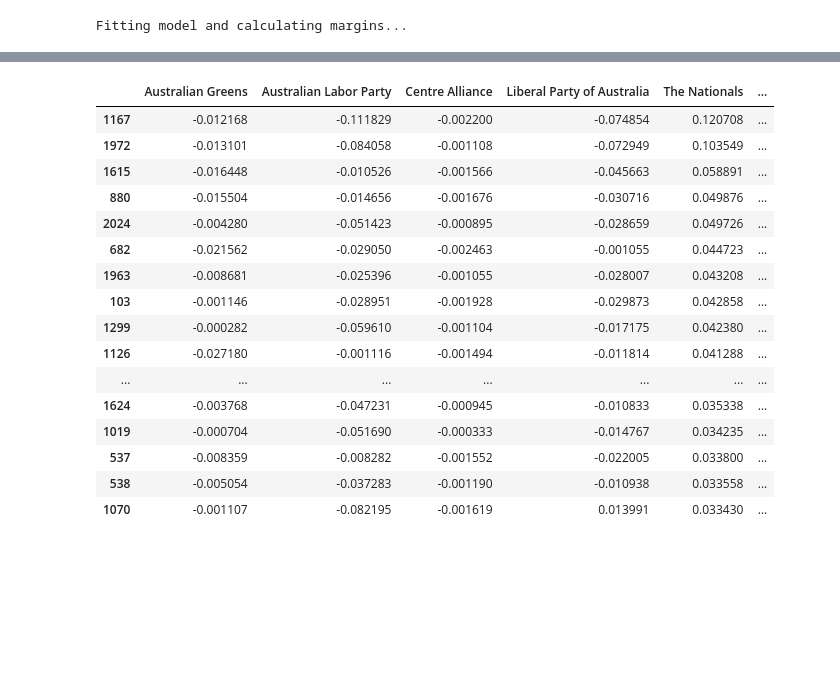
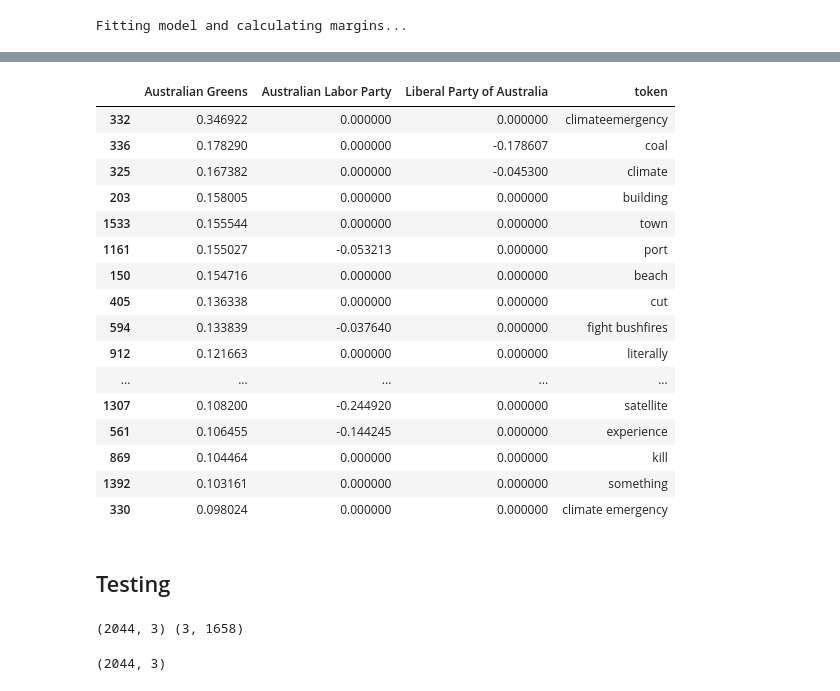
Before and after one commit to frederik-kilpinen/Exam2021-DM-ASDS2, a Jupyter notebook: Notebooks/topic_classification.ipynb, the cells around one changed output, grey strips where cells are left out. Saved outputs shown, nothing was run; the diff lists cells and outputs as text; code cells hidden in the pictures; blank space fills up the shorter version.

```diff
--- a/Notebooks/topic_classification.ipynb
+++ b/Notebooks/topic_classification.ipynb
@@ -318,18 +332,16 @@ class MlogitMargins:
         return statistics
 # %%
 #NOTE: This data is just for testing - not final subset.
-mlogit_data = data.loc[(data["lemmas"].str.contains("bushfire|bushfires|#bushfire|#bushfires|disaster|kaoala|fire|flames|firemen") == True) &
-                       (data["lemmas"].str.contains("corona|covid") == False) &
-                       (data["created_at"] >= "2019-06-01") &
-                       (data["created_at"] <= "2020-06-01")]
+mlogit_data = data.loc[(data["lemmas"].str.contains("bushfire|bushfires|#bushfire|#bushfires|fire|flames|firemen") == True) &
+                                         (data["lemmas"].str.contains("corona|covid") == False) &
+                                         (data["created_at"] >= "2019-06-01") &
+                                         (data["created_at"] <= "2020-06-01")]
 
 #Reduce classes to predict. Otherwise bad model performance.
 mlogit_data = mlogit_data.loc[mlogit_data["party"].isin(["Australian Greens",
-                                                         "Australian Labor Party",
-                                                         "Liberal Party of Australia",
-                                                         "The Nationals",
-                                                         "Centre Alliance"
-                                                          ])].dropna(subset = ["lemmas"]).reset_index(drop = True)
+                                                                                                   "Australian Labor Party",
+                                                                                                   "Liberal Party of Australia",
+                                                                                                    ])].dropna(subset = ["lemmas"]).reset_index(drop = True)
 # %%
 X, y = mlogit_data["lemmas"], mlogit_data["party"]
 mlogit = MlogitMargins(X, y)
@@ -338,20 +370,20 @@ Fitting model and calculating margins...
 # %%
-mlogit.margins.sort_values("The Nationals" , ascending=False).head(20)
+mlogit.margins.sort_values("Australian Greens", ascending=False).head(20)
 # %% [output]
-|  | Australian Greens | Australian Labor Party | Centre Alliance | Liberal Party of Australia | The Nationals | ... |
-| 1167 | -0.012168 | -0.111829 | -0.002200 | -0.074854 | 0.120708 | ... |
-| 1972 | -0.013101 | -0.084058 | -0.001108 | -0.072949 | 0.103549 | ... |
-| 1615 | -0.016448 | -0.010526 | -0.001566 | -0.045663 | 0.058891 | ... |
-| 880 | -0.015504 | -0.014656 | -0.001676 | -0.030716 | 0.049876 | ... |
-| 2024 | -0.004280 | -0.051423 | -0.000895 | -0.028659 | 0.049726 | ... |
-| 682 | -0.021562 | -0.029050 | -0.002463 | -0.001055 | 0.044723 | ... |
-| 1963 | -0.008681 | -0.025396 | -0.001055 | -0.028007 | 0.043208 | ... |
-| 103 | -0.001146 | -0.028951 | -0.001928 | -0.029873 | 0.042858 | ... |
-| 1299 | -0.000282 | -0.059610 | -0.001104 | -0.017175 | 0.042380 | ... |
-| 1126 | -0.027180 | -0.001116 | -0.001494 | -0.011814 | 0.041288 | ... |
-| ... | ... | ... | ... | ... | ... | ... |
-| 1624 | -0.003768 | -0.047231 | -0.000945 | -0.010833 | 0.035338 | ... |
-| 1019 | -0.000704 | -0.051690 | -0.000333 | -0.014767 | 0.034235 | ... |
-| 537 | -0.008359 | -0.008282 | -0.001552 | -0.022005 | 0.033800 | ... |
-| 538 | -0.005054 | -0.037283 | -0.001190 | -0.010938 | 0.033558 | ... |
-| 1070 | -0.001107 | -0.082195 | -0.001619 | 0.013991 | 0.033430 | ... |
+|  | Australian Greens | Australian Labor Party | Liberal Party of Australia | token |
+| 332 | 0.346922 | 0.000000 | 0.000000 | climateemergency |
+| 336 | 0.178290 | 0.000000 | -0.178607 | coal |
+| 325 | 0.167382 | 0.000000 | -0.045300 | climate |
+| 203 | 0.158005 | 0.000000 | 0.000000 | building |
+| 1533 | 0.155544 | 0.000000 | 0.000000 | town |
+| 1161 | 0.155027 | -0.053213 | 0.000000 | port |
+| 150 | 0.154716 | 0.000000 | 0.000000 | beach |
+| 405 | 0.136338 | 0.000000 | 0.000000 | cut |
+| 594 | 0.133839 | -0.037640 | 0.000000 | fight bushfires |
+| 912 | 0.121663 | 0.000000 | 0.000000 | literally |
+| ... | ... | ... | ... | ... |
+| 1307 | 0.108200 | -0.244920 | 0.000000 | satellite |
+| 561 | 0.106455 | -0.144245 | 0.000000 | experience |
+| 869 | 0.104464 | 0.000000 | 0.000000 | kill |
+| 1392 | 0.103161 | 0.000000 | 0.000000 | something |
+| 330 | 0.098024 | 0.000000 | 0.000000 | climate emergency |
@@ -361,0 +390,2 @@ mlogit_ci.head(10)
+# %% [markdown]
+## Testing
@@ -361,0 +416,8 @@ mlogit_ci.head(10)
+# %%
+print(probas.shape, betas.shape)
+# %% [output]
+(2044, 3) (3, 1658)
+# %%
+probas.shape
+# %% [output]
+(2044, 3)
```
Also changed, not shown: parts of 14 cells of this notebook, 3 other files.
